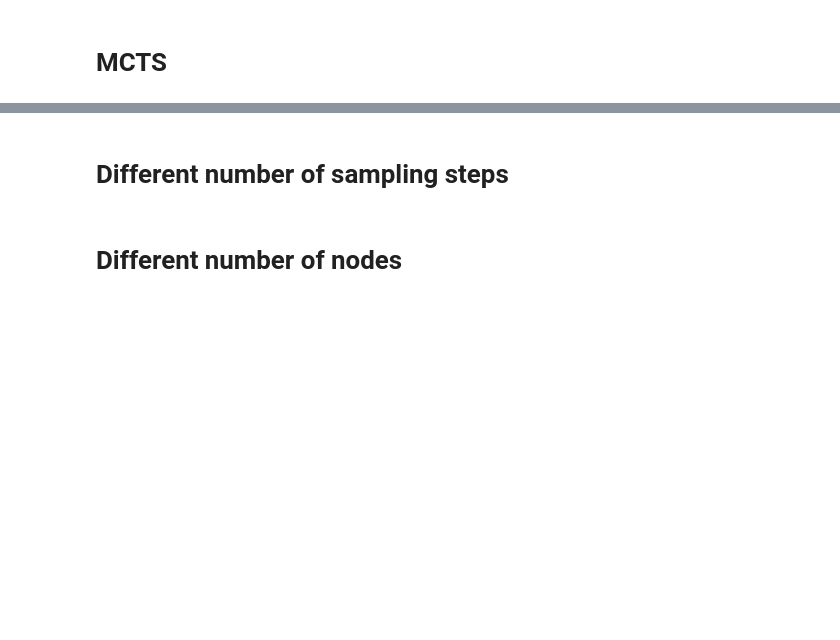
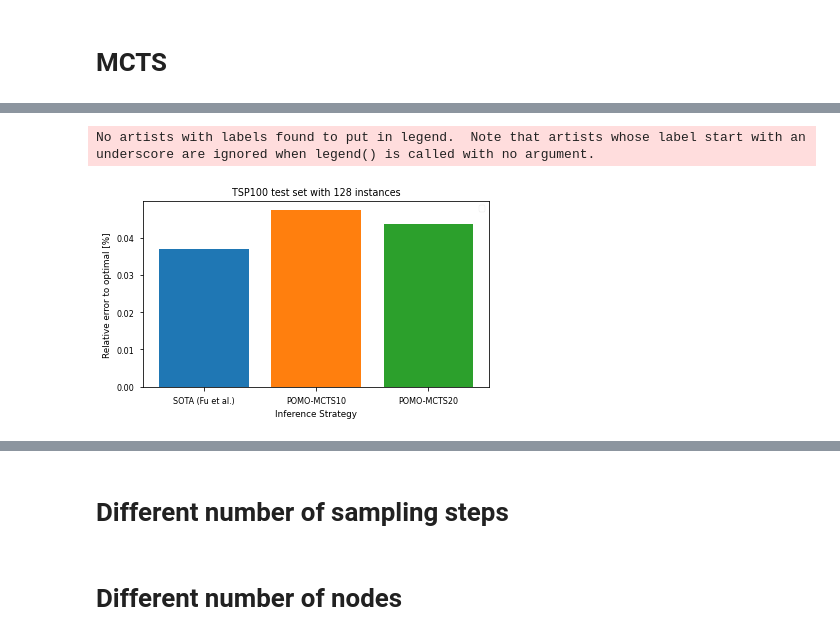
Before and after one commit to dschaub95/rltsp, a Jupyter notebook: notebooks/test_visualization.ipynb, the cells around one changed output, grey strips where cells are left out. Cells and saved outputs as stored; diff of their text form; code cells hidden in the pictures; blank space fills up the shorter version.

```diff
--- a/notebooks/test_visualization.ipynb
+++ b/notebooks/test_visualization.ipynb
@@ -49,0 +139,8 @@ result_data = [load_result_data(test_set, result_folder) for result_folder in re
+# %%
+values = [0.0370, 0.0474, 0.0438]
+xticklabels = ['SOTA (Fu et al.)', 'POMO-MCTS10', 'POMO-MCTS20']
+barplot(values=values, xticklabels=xticklabels, title='TSP100 test set with 128 instances',
+        save_path='../results/plots/tsp100_mcts_barplot.png')
+# %% [output]
+No artists with labels found to put in legend.  Note that artists whose label start with an underscore are ignored when legend() is called with no argument.
+[figure, added]
```
Also changed, not shown: parts of 16 cells of this notebook.
